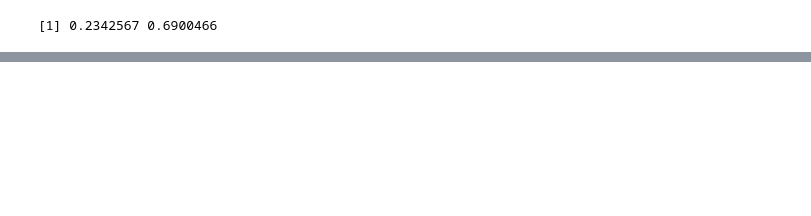
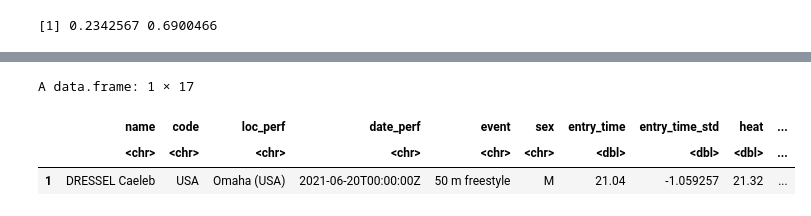
Before and after one commit to EnriqueZR/Fall_2021, a Jupyter notebook: Tarea_1_Microeconometria_aplicada.ipynb, the cells around one changed output, grey strips where cells are left out. Drawn from its saved outputs; the diff is of its cells as text; code cells hidden in the pictures; blank space fills up the shorter version.

```diff
--- a/Tarea_1_Microeconometria_aplicada.ipynb
+++ b/Tarea_1_Microeconometria_aplicada.ipynb
@@ -659,0 +715,7 @@ ic_5c
+# %%
+head(freestyle,1)
+# %% [output]
+A data.frame: 1 × 17
+|  | name | code | loc_perf | date_perf | event | sex | entry_time | entry_time_std | heat | ... |
+|  | <chr> | <chr> | <chr> | <chr> | <chr> | <chr> | <dbl> | <dbl> | <dbl> | ... |
+| 1 | DRESSEL Caeleb | USA | Omaha (USA) | 2021-06-20T00:00:00Z | 50 m freestyle | M | 21.04 | -1.059257 | 21.32 | ... |
```
Also changed, not shown: parts of 56 cells of this notebook.
